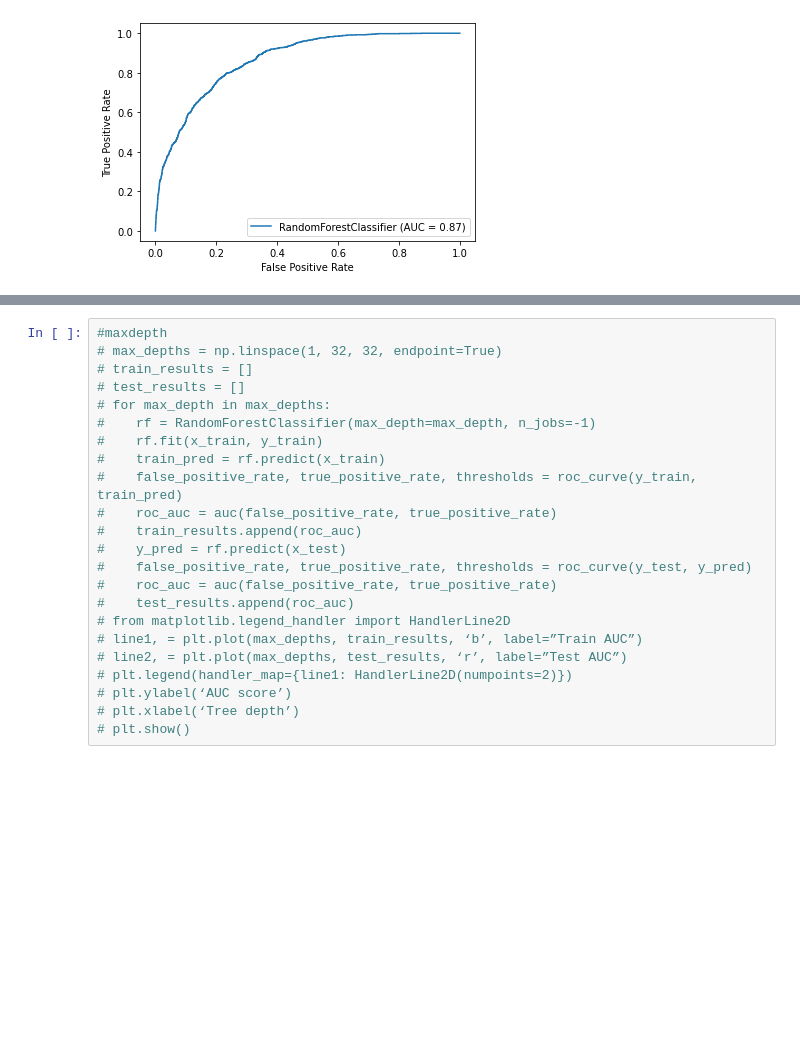
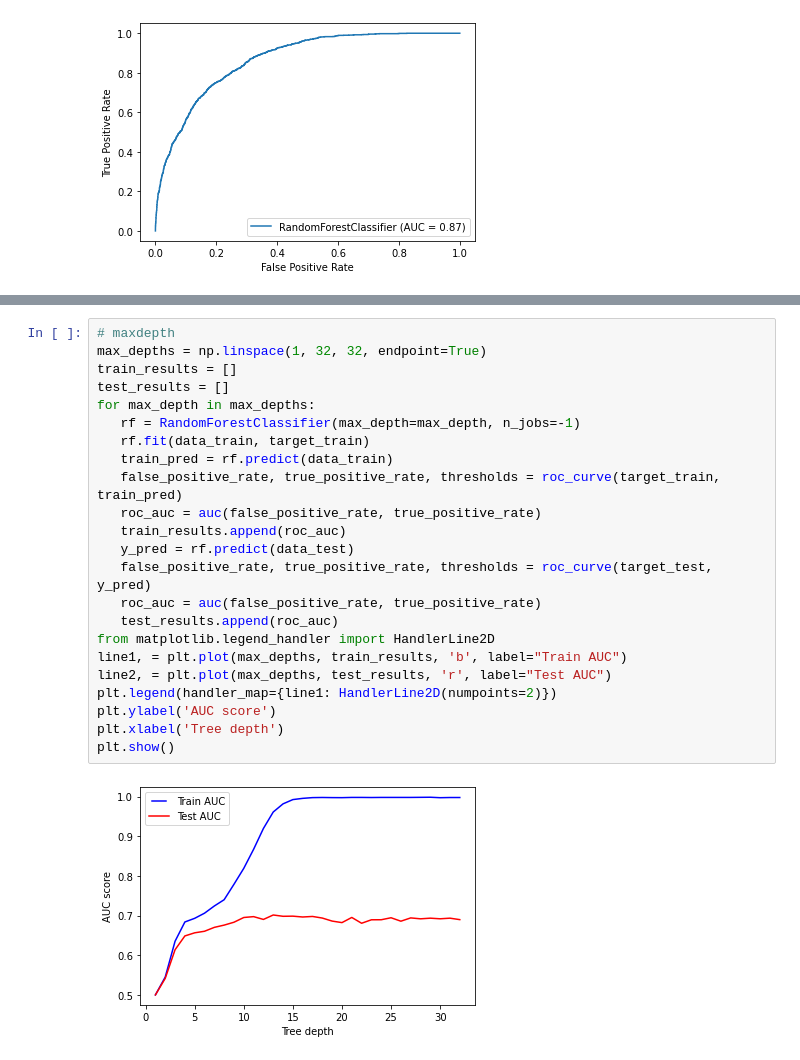
Before and after one commit to akuppan1/Flatiron-Mod-3-Proj, a Jupyter notebook: Random Forest Decision Tree using modified dataframe.ipynb, the cells around one changed output, grey strips where cells are left out. Drawn from its saved outputs; the diff is of its cells as text; blank space fills up the shorter version.

```diff
--- a/Random Forest Decision Tree using modified dataframe.ipynb
+++ b/Random Forest Decision Tree using modified dataframe.ipynb
@@ -233,25 +233,27 @@ plt.show()
 # %%
-#maxdepth
-# max_depths = np.linspace(1, 32, 32, endpoint=True)
-# train_results = []
-# test_results = []
-# for max_depth in max_depths:
-#    rf = RandomForestClassifier(max_depth=max_depth, n_jobs=-1)
-#    rf.fit(x_train, y_train)
-#    train_pred = rf.predict(x_train)
-#    false_positive_rate, true_positive_rate, thresholds = roc_curve(y_train, train_pred)
-#    roc_auc = auc(false_positive_rate, true_positive_rate)
-#    train_results.append(roc_auc)
-#    y_pred = rf.predict(x_test)
-#    false_positive_rate, true_positive_rate, thresholds = roc_curve(y_test, y_pred)
-#    roc_auc = auc(false_positive_rate, true_positive_rate)
-#    test_results.append(roc_auc)
-# from matplotlib.legend_handler import HandlerLine2D
-# line1, = plt.plot(max_depths, train_results, ‘b’, label=”Train AUC”)
-# line2, = plt.plot(max_depths, test_results, ‘r’, label=”Test AUC”)
-# plt.legend(handler_map={line1: HandlerLine2D(numpoints=2)})
-# plt.ylabel(‘AUC score’)
-# plt.xlabel(‘Tree depth’)
-# plt.show()
+# maxdepth
+max_depths = np.linspace(1, 32, 32, endpoint=True)
+train_results = []
+test_results = []
+for max_depth in max_depths:
+   rf = RandomForestClassifier(max_depth=max_depth, n_jobs=-1)
+   rf.fit(data_train, target_train)
+   train_pred = rf.predict(data_train)
+   false_positive_rate, true_positive_rate, thresholds = roc_curve(target_train, train_pred)
+   roc_auc = auc(false_positive_rate, true_positive_rate)
+   train_results.append(roc_auc)
+   y_pred = rf.predict(data_test)
+   false_positive_rate, true_positive_rate, thresholds = roc_curve(target_test, y_pred)
+   roc_auc = auc(false_positive_rate, true_positive_rate)
+   test_results.append(roc_auc)
+from matplotlib.legend_handler import HandlerLine2D
+line1, = plt.plot(max_depths, train_results, 'b', label="Train AUC")
+line2, = plt.plot(max_depths, test_results, 'r', label="Test AUC")
+plt.legend(handler_map={line1: HandlerLine2D(numpoints=2)})
+plt.ylabel('AUC score')
+plt.xlabel('Tree depth')
+plt.show()
+# %% [output]
+[figure, added]
 # %%
 #nume_samples_split
```
Also changed, not shown: parts of 19 cells of this notebook.
